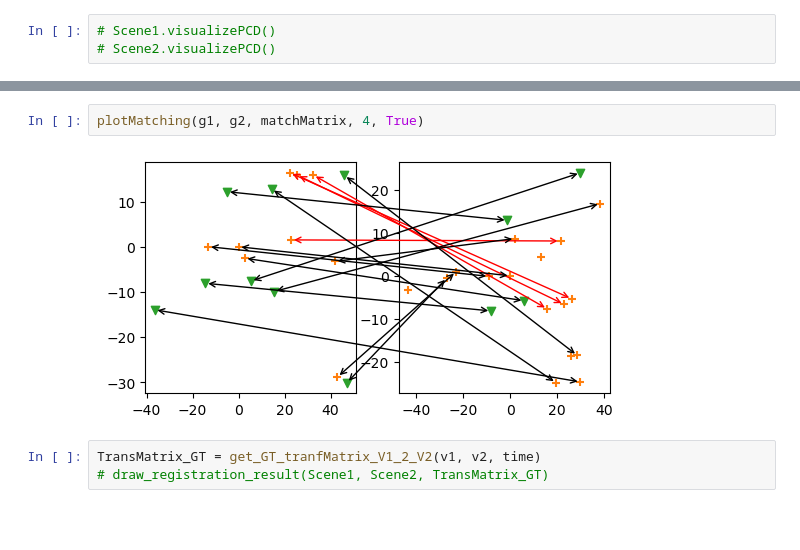
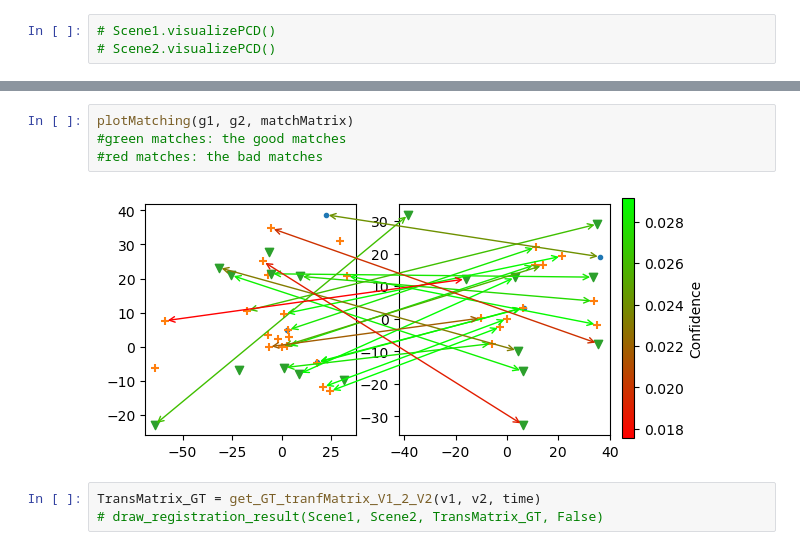
Before and after one commit to K0stasCH/PC-Registration-and-Multi-agent-Vehicles, a Jupyter notebook: demo.ipynb, the cells around one changed output, grey strips where cells are left out. Drawn from its saved outputs; the diff is of its cells as text; blank space fills up the shorter version.

```diff
--- a/demo.ipynb
+++ b/demo.ipynb
@@ -125,10 +127,12 @@ plt.imshow(matchMatrix, cmap='Blues')
-# %%
-plotMatching(g1, g2, matchMatrix, 4, True)
-# %% [output]
-[figure, removed]
+# %%
+plotMatching(g1, g2, matchMatrix)
+#green matches: the good matches
+#red matches: the bad matches
+# %% [output]
+[figure, added]
 # %%
 TransMatrix_GT = get_GT_tranfMatrix_V1_2_V2(v1, v2, time)
-# draw_registration_result(Scene1, Scene2, TransMatrix_GT)
+# draw_registration_result(Scene1, Scene2, TransMatrix_GT, False)
 # %%
 TransMatrix = getTransforamtionMatrix_from_MatchingMatrix(g1, g2, matchMatrix, 4)
 draw_registration_result(Scene1, Scene2, TransMatrix)
```
Also changed, not shown: parts of 10 cells of this notebook, 3 other files.
